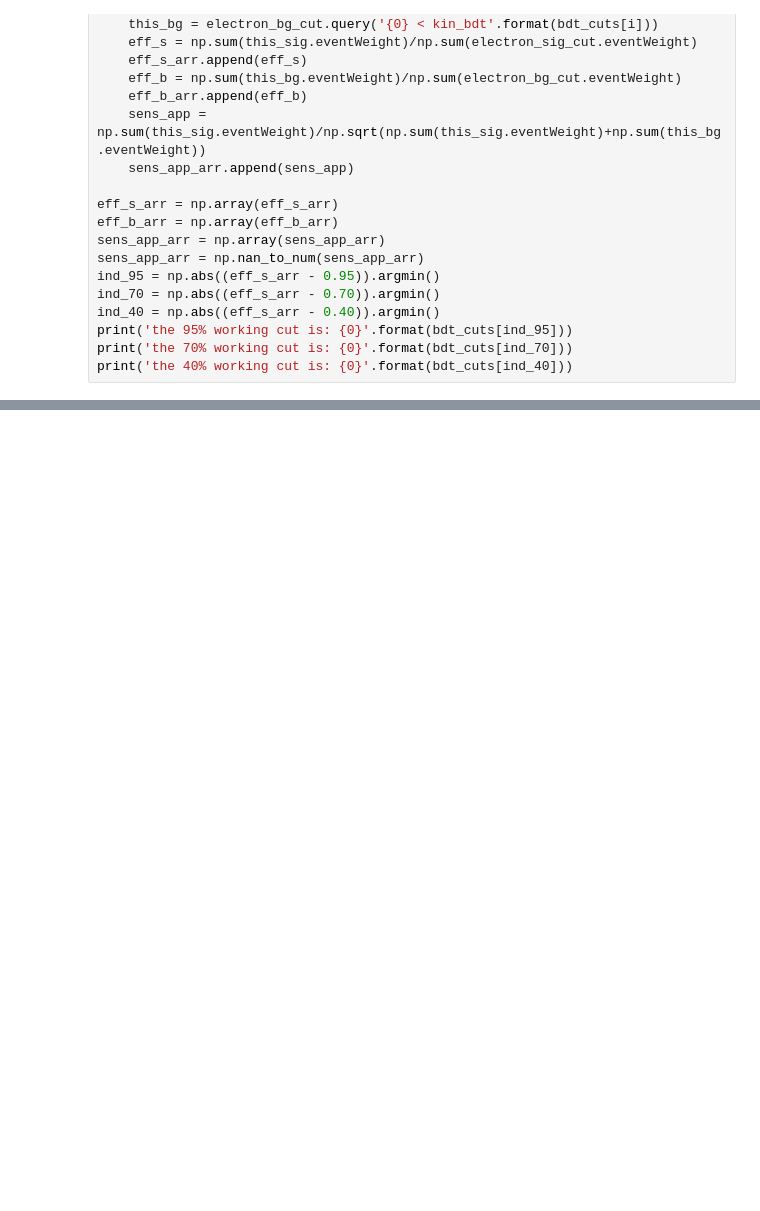
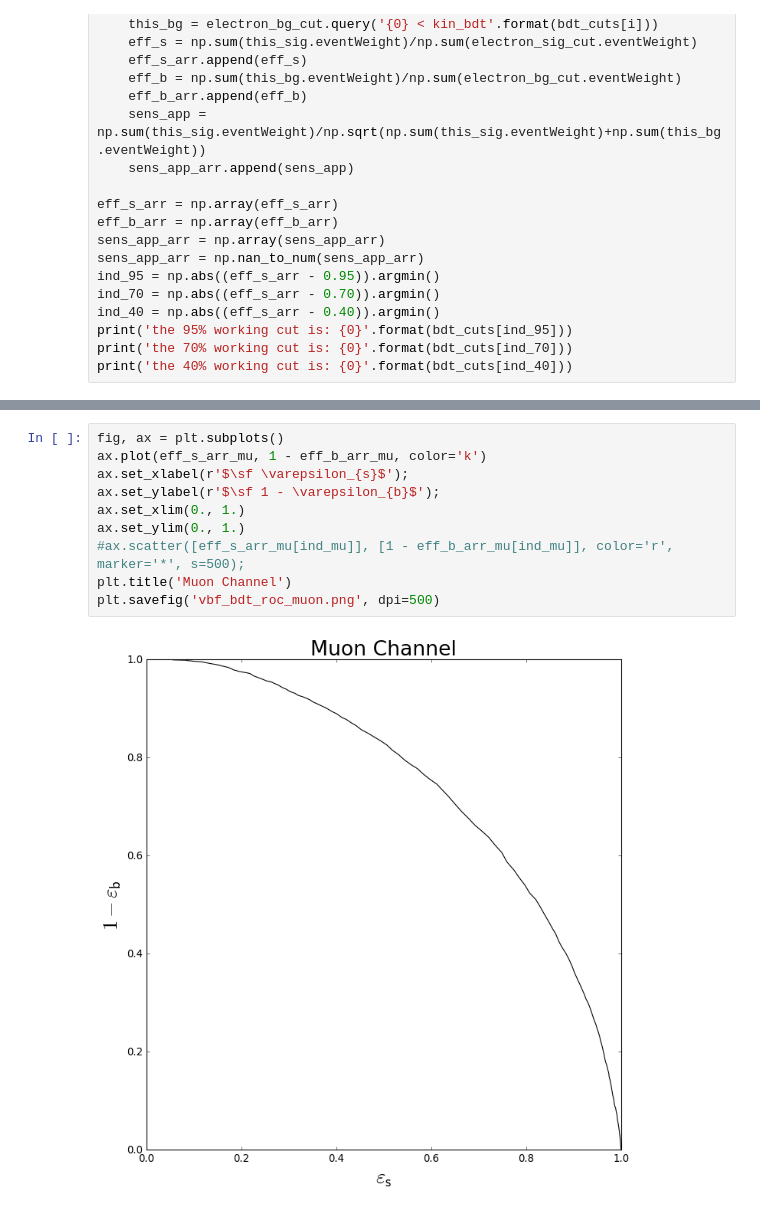
Before and after one commit to jbueghly/hzg_analysis, a Jupyter notebook: notebooks/optimize_bdt_cuts.ipynb, the cells around one changed output, grey strips where cells are left out. Saved outputs shown, nothing was run; the diff lists cells and outputs as text; blank space fills up the shorter version.

```diff
--- a/notebooks/optimize_bdt_cuts.ipynb
+++ b/notebooks/optimize_bdt_cuts.ipynb
@@ -224,0 +258,12 @@ print('the 40% working cut is: {0}'.format(bdt_cuts[ind_40]))
+# %%
+fig, ax = plt.subplots()
+ax.plot(eff_s_arr_mu, 1 - eff_b_arr_mu, color='k')
+ax.set_xlabel(r'$\sf \varepsilon_{s}$');
+ax.set_ylabel(r'$\sf 1 - \varepsilon_{b}$');
+ax.set_xlim(0., 1.)
+ax.set_ylim(0., 1.)
+#ax.scatter([eff_s_arr_mu[ind_mu]], [1 - eff_b_arr_mu[ind_mu]], color='r', marker='*', s=500);
+plt.title('Muon Channel')
+plt.savefig('vbf_bdt_roc_muon.png', dpi=500)
+# %% [output]
+[figure, added]
```
Also changed, not shown: parts of 10 cells of this notebook, 21 other files.
